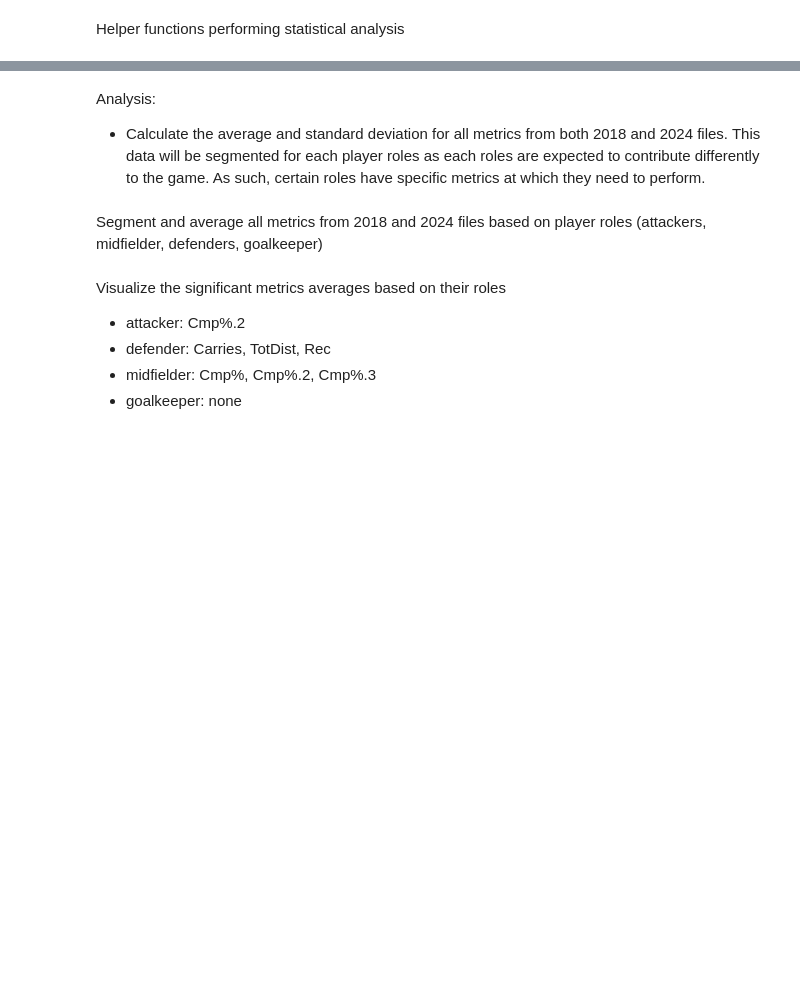
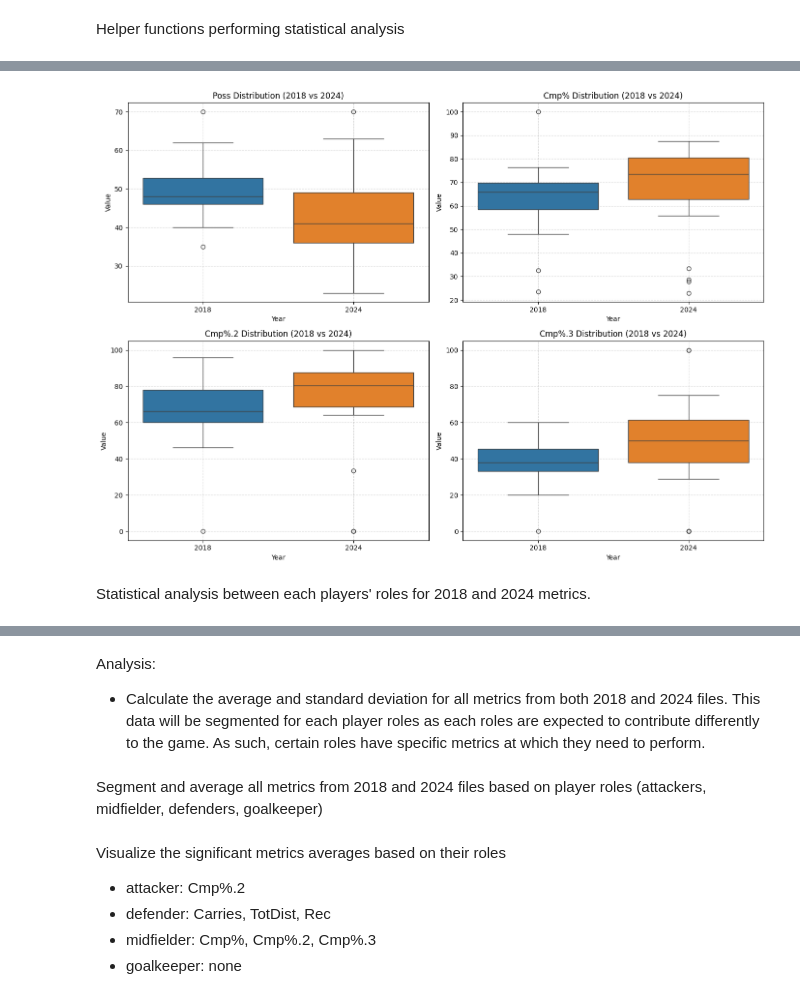
Before and after one commit to LouMeziere/Match-Performance-Analysis, a Jupyter notebook: analysis_roles.ipynb, the cells around one changed output, grey strips where cells are left out. Saved outputs shown, nothing was run; the diff lists cells and outputs as text; code cells hidden in the pictures; blank space fills up the shorter version.

```diff
--- a/analysis_roles.ipynb
+++ b/analysis_roles.ipynb
@@ -268,0 +405,74 @@ role_sheets = {
+# %%
+import pandas as pd
+import seaborn as sns
+import matplotlib.pyplot as plt
+
+# Load filtered data
+all_metrics = ["Poss", "Cmp%", "Cmp%.2", "Cmp%.3"]
+boxplot_data = []
+outlier_instances = []
+
+# Process each dataset
+for df_name, df in filtered_data.items():
+    year = 2018 if "2018" in df_name else 2024  # Extract year
+
+    # Filter only relevant metrics
+    for metric in all_metrics:
+        if metric in df.columns:
+            metric_values = df[metric].dropna()
+
+            # Compute Q1, Q3, and IQR for outlier detection
+            Q1 = metric_values.quantile(0.25)
+            Q3 = metric_values.quantile(0.75)
+            IQR = Q3 - Q1
+            lower_bound, upper_bound = Q1 - 1.5 * IQR, Q3 + 1.5 * IQR
+
+            # Store all data for boxplot
+            for index, value in metric_values.items():
+                player = df.loc[index, "Player"] if "Player" in df.columns else "Unknown"
+                boxplot_data.append({"Metric": metric, "Player": player, "Year": year, "Value": value})
+
+                # Detect outliers
+                if value < lower_bound or value > upper_bound:
+                    outlier_instances.append({"Sheet": df_name, "Player": player, "Metric": metric, "Outlier Value": value})
+
+# Print outliers
+if outlier_instances:
+    print("\n🚨 Outliers Detected:")
+    for outlier in outlier_instances:
+        print(f"📌 Sheet: {outlier['Sheet']} | Player: {outlier['Player']} | "
+              f"Metric: {outlier['Metric']} | Outlier Value: {outlier['Outlier Value']}")
+else:
+    print("\n✅ No outliers detected.")
+
+# Convert to DataFrame for visualization
+boxplot_df = pd.DataFrame(boxplot_data)
+
+# Set up subplots for 4 metrics
+fig, axes = plt.subplots(2, 2, figsize=(14, 10))  # 2 rows, 2 columns
+custom_palette = {2018: "#1f77b4", 2024: "#ff7f0e"}  # Blue for 2018, Orange for 2024
+
+# Define plot positions
+metric_positions = {
+    "Poss": (0, 0),
+    "Cmp%": (0, 1),
+    "Cmp%.2": (1, 0),
+    "Cmp%.3": (1, 1)
+}
+
+# Create a boxplot for each metric
+for metric, pos in metric_positions.items():
+    if metric in boxplot_df["Metric"].unique():
+        sns.boxplot(
+            x="Year", y="Value", hue="Year", data=boxplot_df[boxplot_df["Metric"] == metric],
+            ax=axes[pos], palette=custom_palette, legend=False  # Fix for Seaborn 0.14+
+        )
+        axes[pos].set_title(f"{metric} Distribution (2018 vs 2024)")
+        axes[pos].set_xlabel("Year")
+        axes[pos].set_ylabel("Value")
+        axes[pos].grid(True, linestyle="--", alpha=0.5)
+
+# Adjust layout
+plt.tight_layout()
+plt.show()
+# %% [output]
@@ -269 +496,4 @@ role_sheets = {
+[figure, added]
+# %% [markdown]
+Statistical analysis between each players' roles for 2018 and 2024 metrics.
 # %%
```
Also changed, not shown: parts of 19 cells of this notebook, 11 other files.
